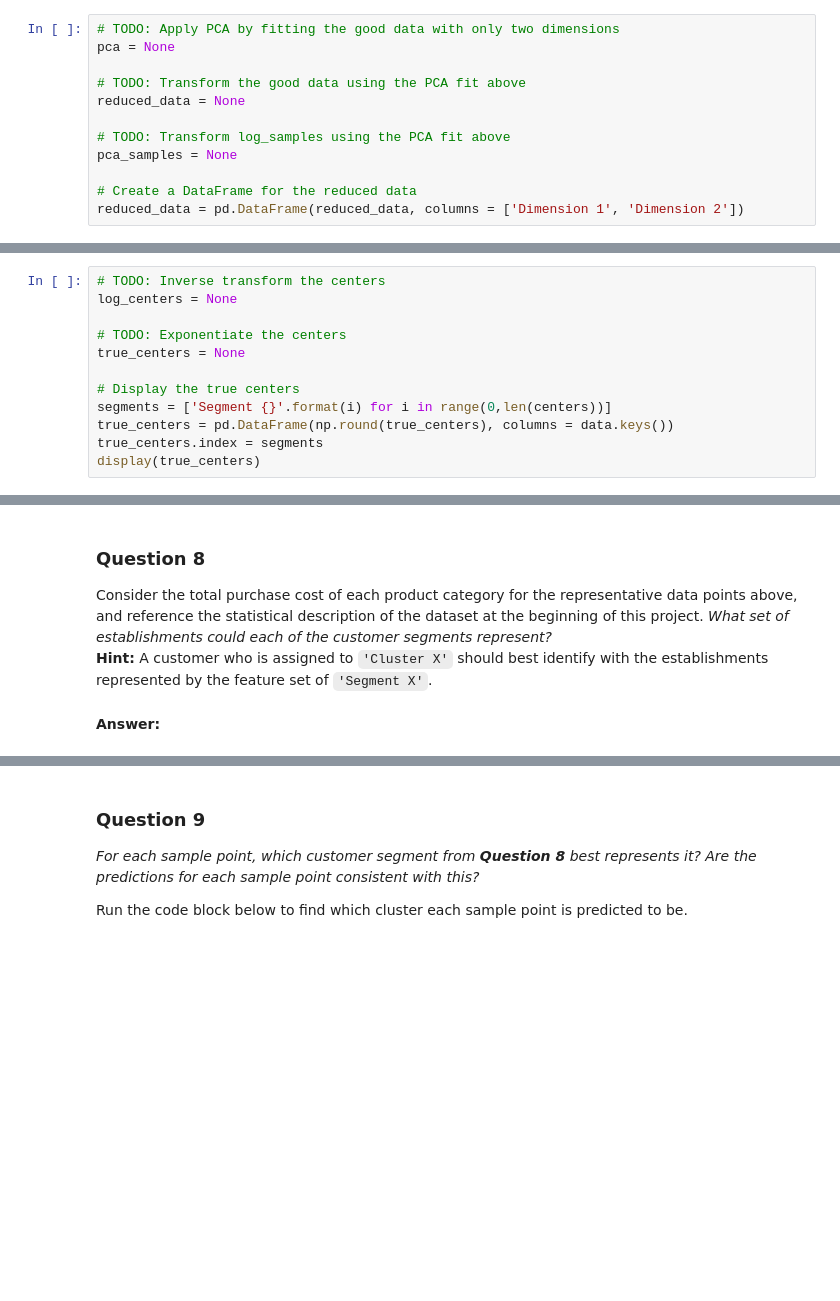
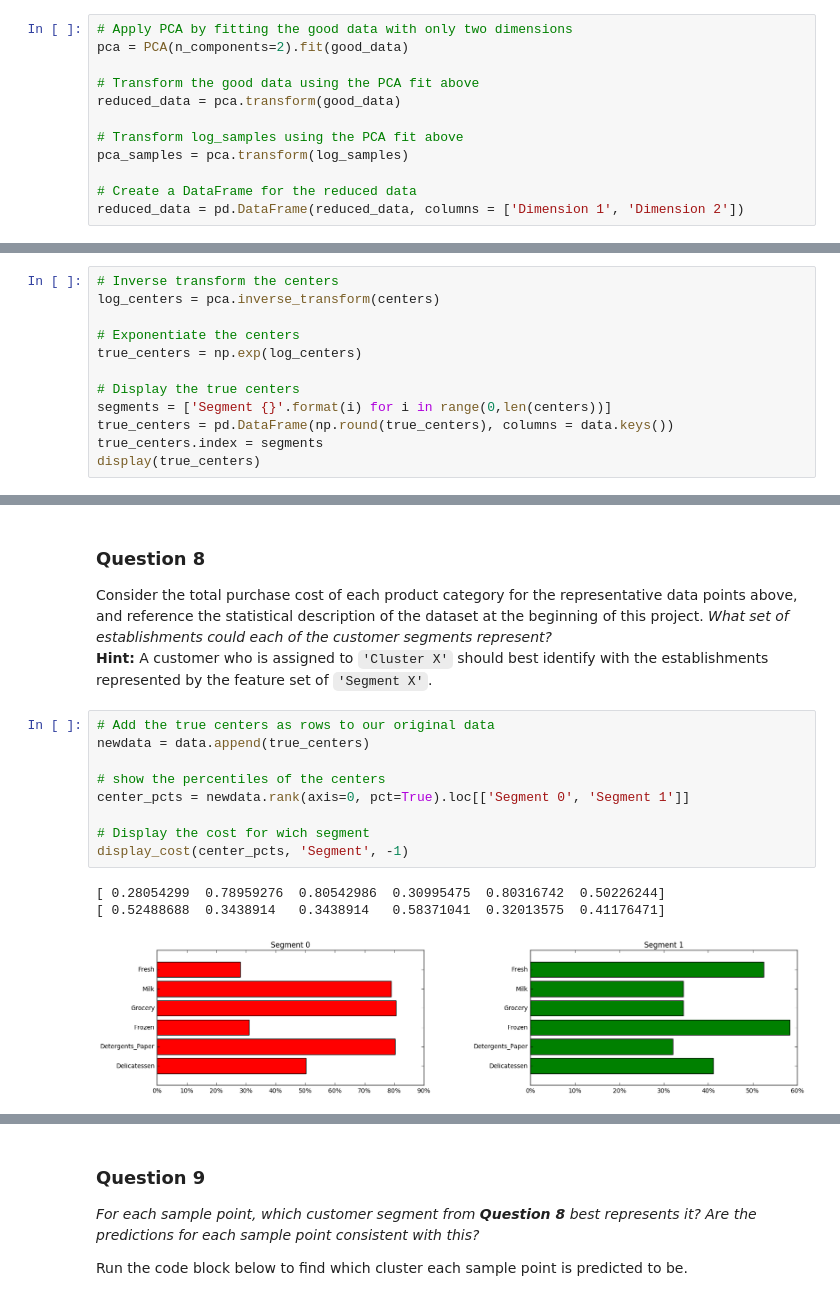
Before and after one commit to thiagomarques2015/customer-segments, a Jupyter notebook: customer_segments.ipynb, the cells around one changed output, grey strips where cells are left out. Drawn from its saved outputs; the diff is of its cells as text; blank space fills up the shorter version.

```diff
--- a/customer_segments.ipynb
+++ b/customer_segments.ipynb
@@ -317,14 +426,14 @@ In the code block below, you will need to implement the following:
  - Apply a PCA transformation of `good_data` using `pca.transform`, and assign the results to `reduced_data`.
  - Apply a PCA transformation of `log_samples` using `pca.transform`, and assign the results to `pca_samples`.
 # %%
-# TODO: Apply PCA by fitting the good data with only two dimensions
-pca = None
+# Apply PCA by fitting the good data with only two dimensions
+pca = PCA(n_components=2).fit(good_data)
 
-# TODO: Transform the good data using the PCA fit above
-reduced_data = None
+# Transform the good data using the PCA fit above
+reduced_data = pca.transform(good_data)
 
-# TODO: Transform log_samples using the PCA fit above
-pca_samples = None
+# Transform log_samples using the PCA fit above
+pca_samples = pca.transform(log_samples)
 
 # Create a DataFrame for the reduced data
 reduced_data = pd.DataFrame(reduced_data, columns = ['Dimension 1', 'Dimension 2'])
@@ -402,11 +578,11 @@ In the code block below, you will need to implement the following:
  - Apply the inverse transform to `centers` using `pca.inverse_transform` and assign the new centers to `log_centers`.
  - Apply the inverse function of `np.log` to `log_centers` using `np.exp` and assign the true centers to `true_centers`.
 # %%
-# TODO: Inverse transform the centers
-log_centers = None
+# Inverse transform the centers
+log_centers = pca.inverse_transform(centers)
 
-# TODO: Exponentiate the centers
-true_centers = None
+# Exponentiate the centers
+true_centers = np.exp(log_centers)
 
 # Display the true centers
 segments = ['Segment {}'.format(i) for i in range(0,len(centers))]
@@ -417,5 +597,16 @@ display(true_centers)
 ### Question 8
 Consider the total purchase cost of each product category for the representative data points above, and reference the statistical description of the dataset at the beginning of this project. *What set of establishments could each of the customer segments represent?*
 **Hint:** A customer who is assigned to `'Cluster X'` should best identify with the establishments represented by the feature set of `'Segment X'`.
-# %% [markdown]
-**Answer:**
+# %%
+# Add the true centers as rows to our original data
+newdata = data.append(true_centers)
+
+# show the percentiles of the centers
+center_pcts = newdata.rank(axis=0, pct=True).loc[['Segment 0', 'Segment 1']]
+
+# Display the cost for wich segment
+display_cost(center_pcts, 'Segment', -1)
+# %% [output]
+[ 0.28054299  0.78959276  0.80542986  0.30995475  0.80316742  0.50226244]
+[ 0.52488688  0.3438914   0.3438914   0.58371041  0.32013575  0.41176471]
+[figure, added]
```
Also changed, not shown: parts of 28 cells of this notebook.
